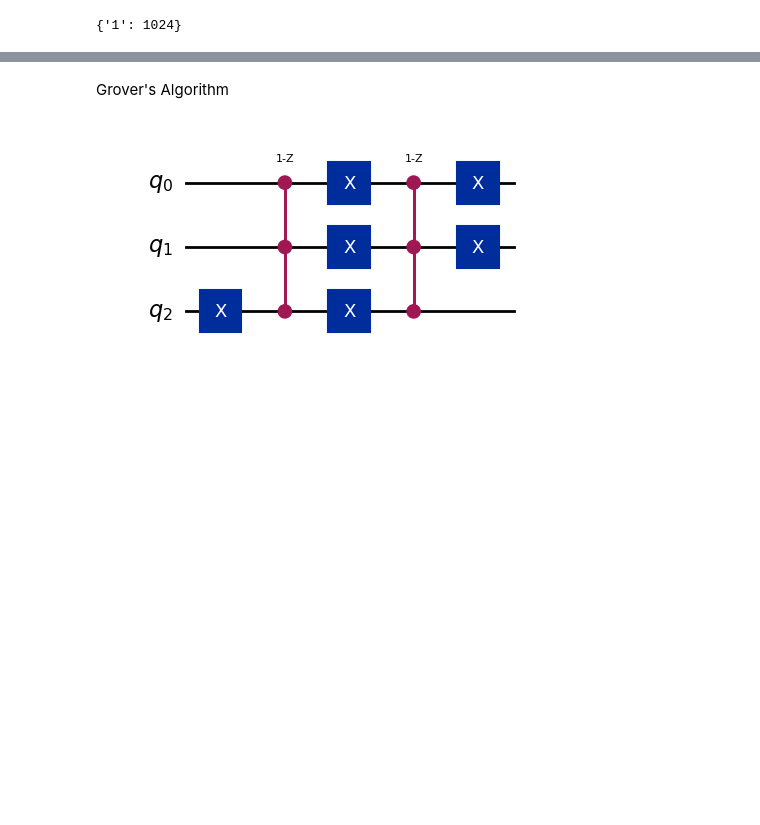
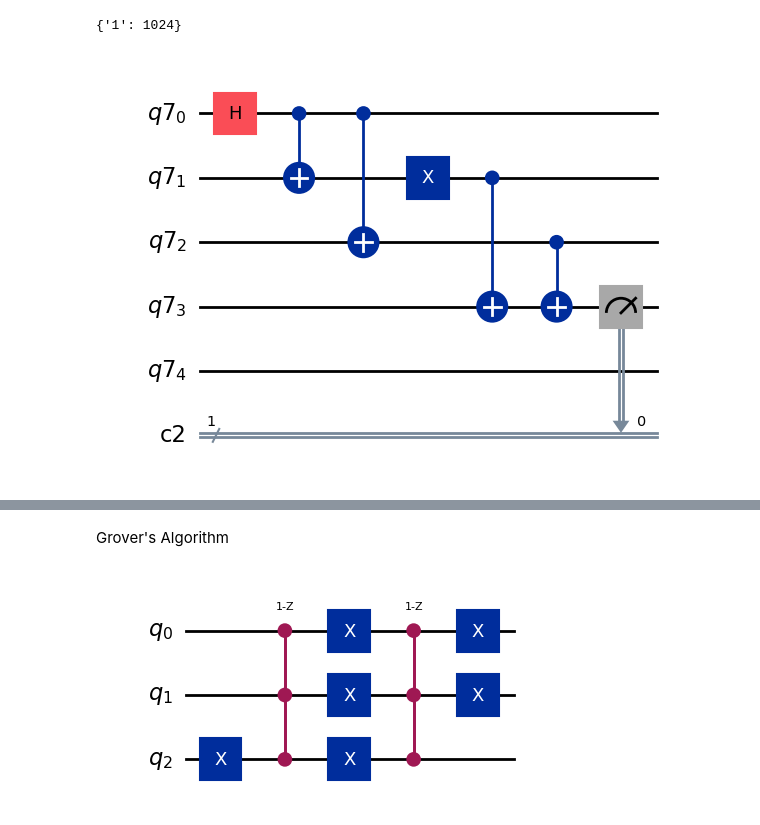
Before and after one commit to Juweria55/QOSF_NOISEANDQEC, a Jupyter notebook: noise_simulationsandnoise_models (2).ipynb, the cells around one changed output, grey strips where cells are left out. Drawn from its saved outputs; the diff is of its cells as text; code cells hidden in the pictures; blank space fills up the shorter version.

```diff
--- a/noise_simulationsandnoise_models (2).ipynb
+++ b/noise_simulationsandnoise_models (2).ipynb
@@ -387,5 +383,9 @@ result = simulator.run(compiled_circuit).result()
 print(result.get_counts())
 # %% [output]
 {'1': 1024}
+# %%
+surface_circuit.draw('mpl')
+# %% [output]
+[figure, added]
 # %%
 #  let's apply shor's code to the noisy circuit
```
Also changed, not shown: parts of 31 cells of this notebook.
